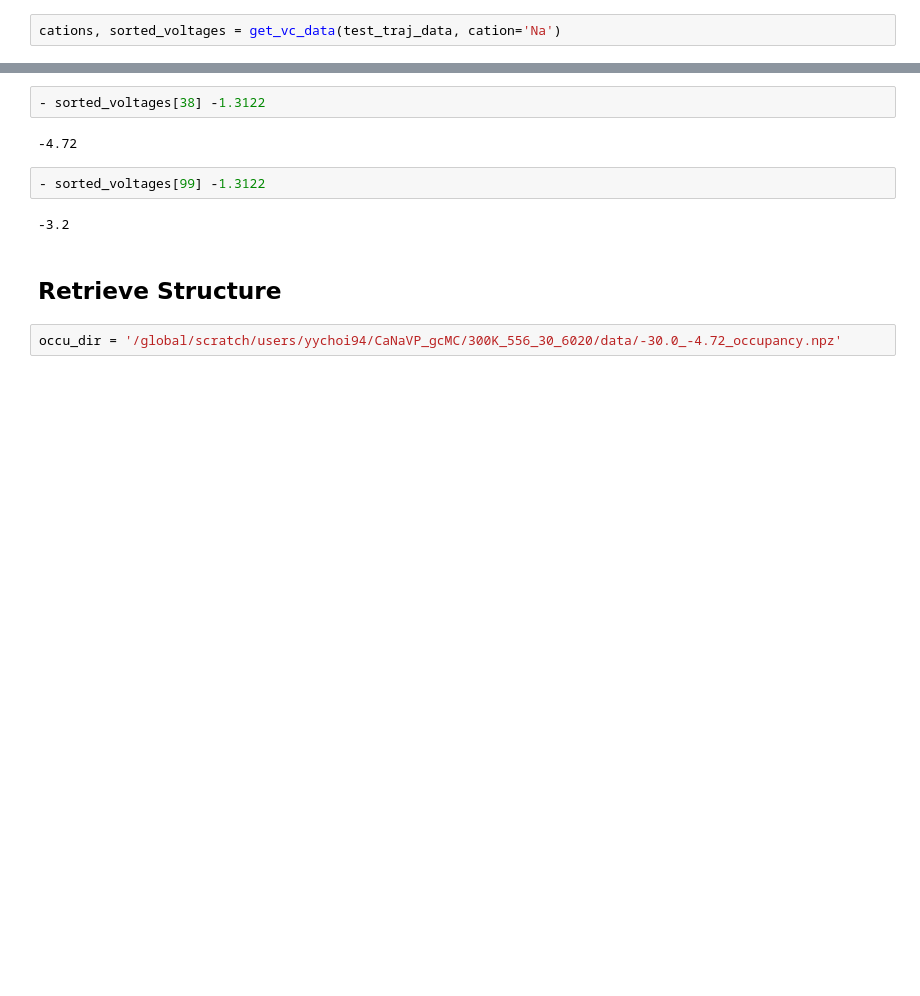
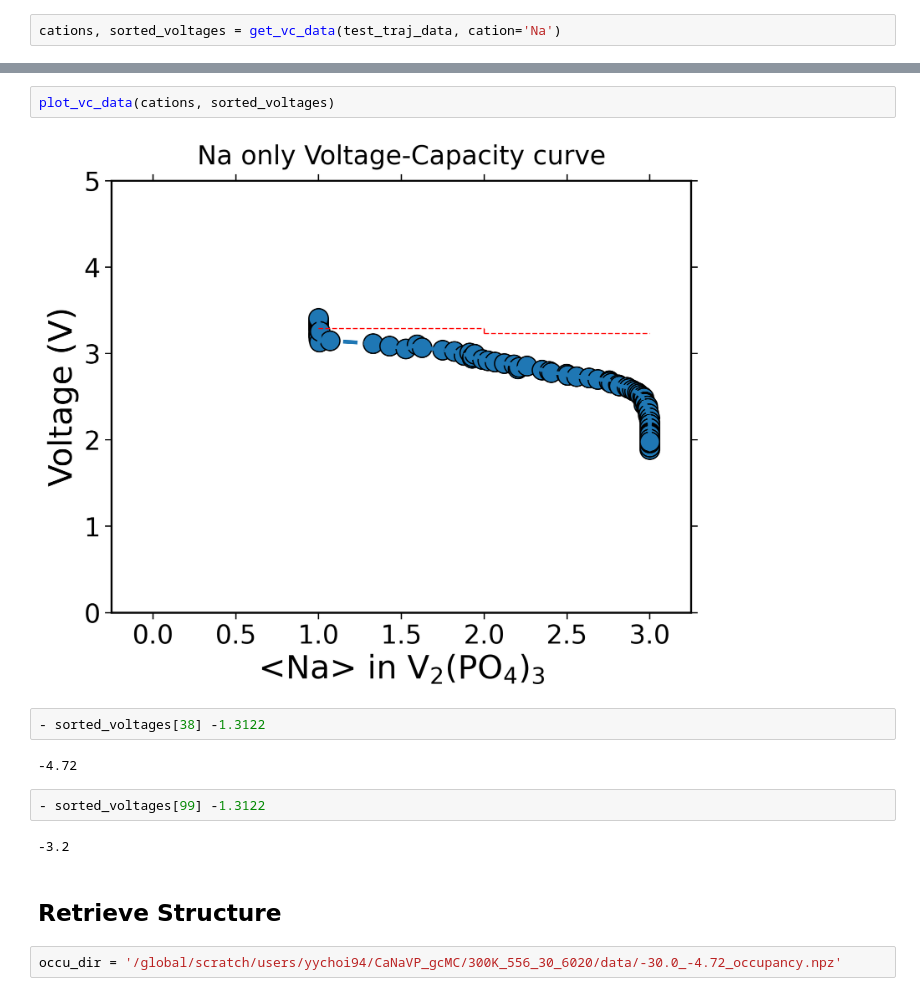
Before and after one commit to YunyeongChoi/CaNaVP, a Jupyter notebook: notebooks/retrieve_gcmc.ipynb, the cells around one changed output, grey strips where cells are left out. Cells and saved outputs as stored; diff of their text form; blank space fills up the shorter version.

```diff
--- a/notebooks/retrieve_gcmc.ipynb
+++ b/notebooks/retrieve_gcmc.ipynb
@@ -321,3 +363,7 @@ for i, j in enumerate(cations):
+# %%
+plot_vc_data(cations, sorted_voltages)
+# %% [output]
+[figure, added]
 # %%
 - sorted_voltages[38] -1.3122
 # %% [output]
```
Also changed, not shown: parts of 22 cells of this notebook, 2 other files.
